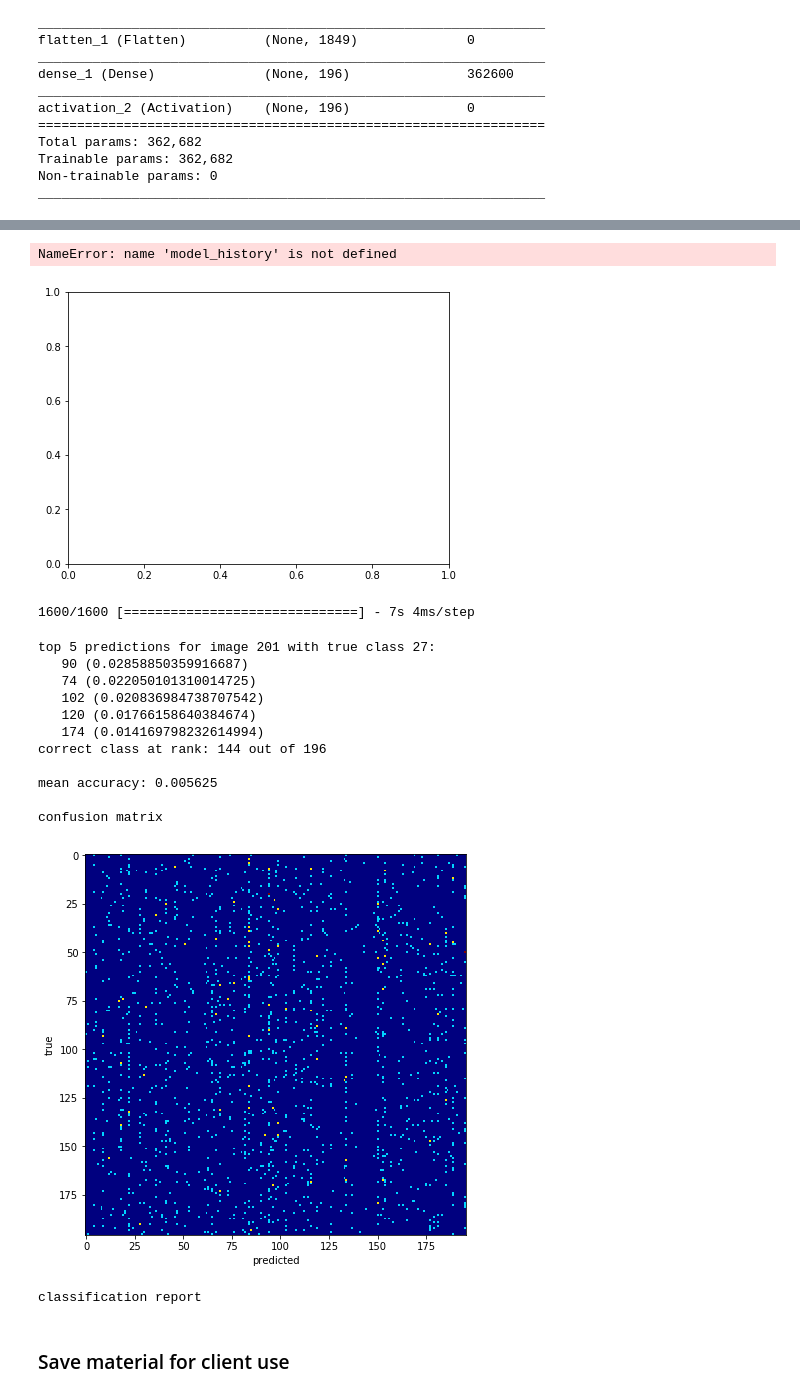
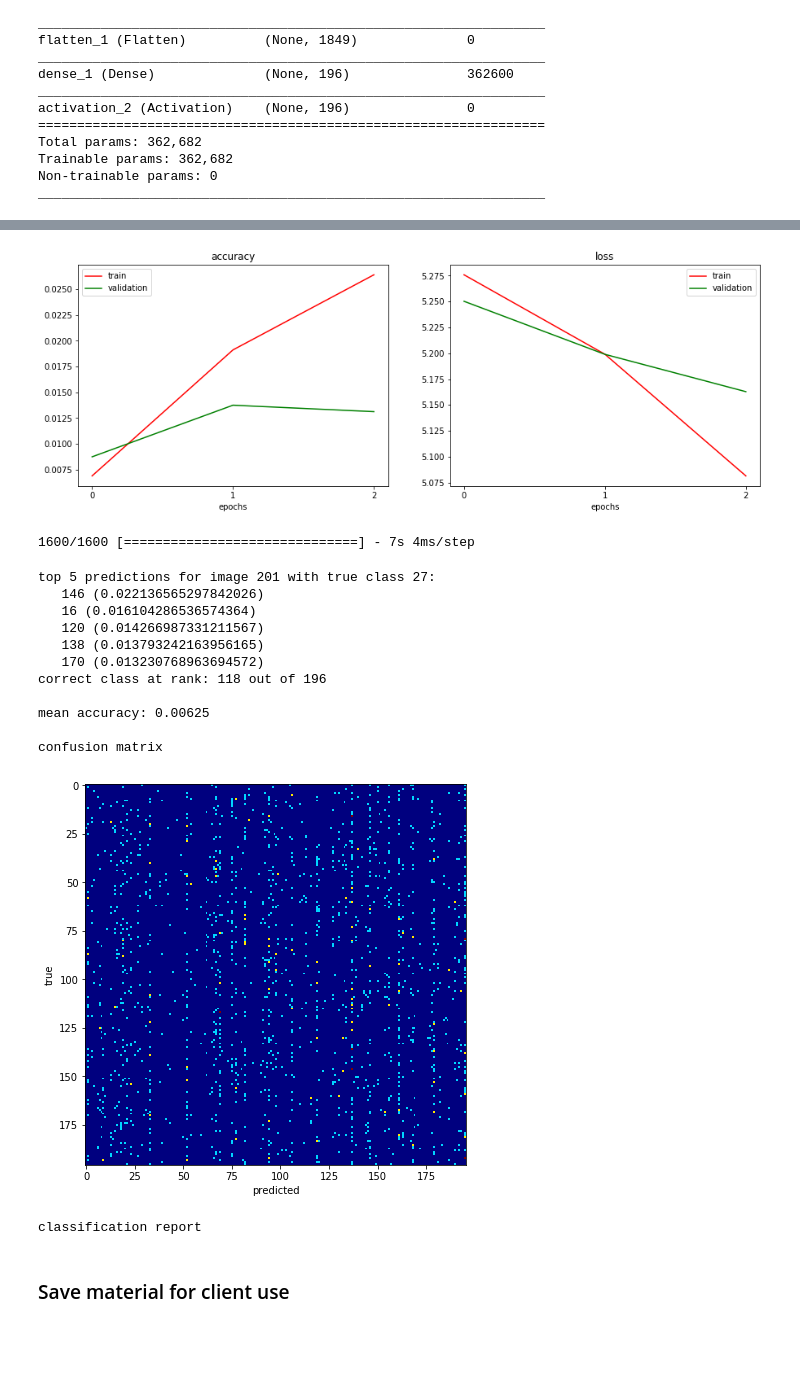
Before and after one commit to 0-tree/EIG3_IAFlash, a Jupyter notebook: Dev/dev_intelligence.ipynb, the cells around one changed output, grey strips where cells are left out. Cells and saved outputs as stored; diff of their text form; code cells hidden in the pictures; blank space fills up the shorter version.

```diff
--- a/Dev/dev_intelligence.ipynb
+++ b/Dev/dev_intelligence.ipynb
@@ -234,7 +234,7 @@ model.compile(loss=loss,
 # %%
 # set fitting params
 
-epochs = 10
+epochs = 3
 
 earlystop = EarlyStopping(monitor='val_loss',
                           min_delta=0,
@@ -296,8 +294,7 @@ ax.legend(['train','validation'])
 
 plt.show()
 # %% [output]
-NameError: name 'model_history' is not defined
-[figure, old version]
+[figure, new version]
 # %%
 # assess performance
 
@@ -322,46 +319,46 @@ predicted = np.argmax(score, axis=1)
 i,K = 201,5
 
 true_i = assess_generator.classes[i]
-pred_i = score[i,:]
-argsort_i = np.argsort(pred_i)[::-1]
+score_i = score[i,:]
+argsort_i = np.argsort(score_i)[::-1]
 print('\ntop {} predictions for image {} with true class {}:'.format(K, i, true_i))
 for k in range(K):
-    print('   {} ({})'.format(argsort_i[k],pred_i[argsort_i[k]]))
+    print('   {} ({})'.format(argsort_i[k],score_i[argsort_i[k]]))
 print('correct class at rank: {} out of {}'.format(np.where(argsort_i==true_i)[0][0], assess_generator.num_classes))
 
 # accuracy
 acc = np.mean(assess_generator.classes == predicted)
 print('\nmean accuracy: {}'.format(acc))
 
 # confusion matrix
 print('\nconfusion matrix')
 conf = confusion_matrix(assess_generator.classes, predicted)
 f = plt.figure(figsize=(7, 7))
 ax = f.add_subplot(1,1,1)
 ax.imshow(conf, cmap=plt.cm.jet, interpolation='nearest')
 ax.set_xlabel('predicted')
 ax.set_ylabel('true')
 plt.show()
 
 print('\nclassification report')
 report = classification_report(assess_generator.classes,
                                predicted,
                                target_names=np.sort(list(assess_generator.class_indices.keys())).tolist())
 # print(report)
 # print(classification_report_todf(report))
 # %% [output]
 top 5 predictions for image 201 with true class 27:
-   90 (0.02858850359916687)
-   74 (0.022050101310014725)
-   102 (0.020836984738707542)
-   120 (0.01766158640384674)
-   174 (0.014169798232614994)
-correct class at rank: 144 out of 196
+   146 (0.022136565297842026)
+   16 (0.016104286536574364)
+   120 (0.014266987331211567)
+   138 (0.013793242163956165)
+   170 (0.013230768963694572)
+correct class at rank: 118 out of 196
 
-mean accuracy: 0.005625
+mean accuracy: 0.00625
 
 confusion matrix
-[figure, old version]
+[figure, new version]
 classification report
 # %%
 # import pandas as pd
```
Also changed, not shown: parts of 2 cells of this notebook.
